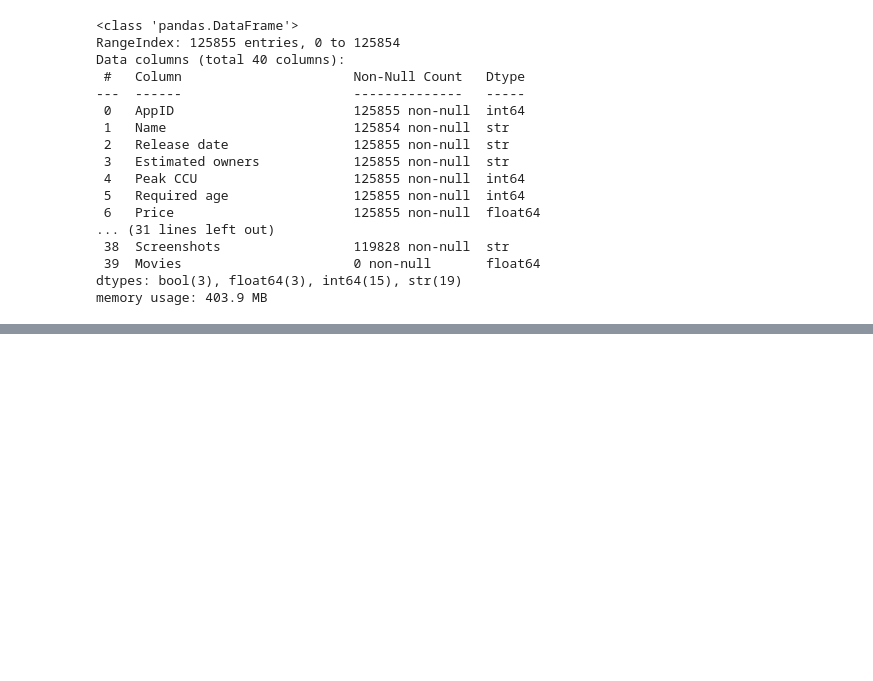
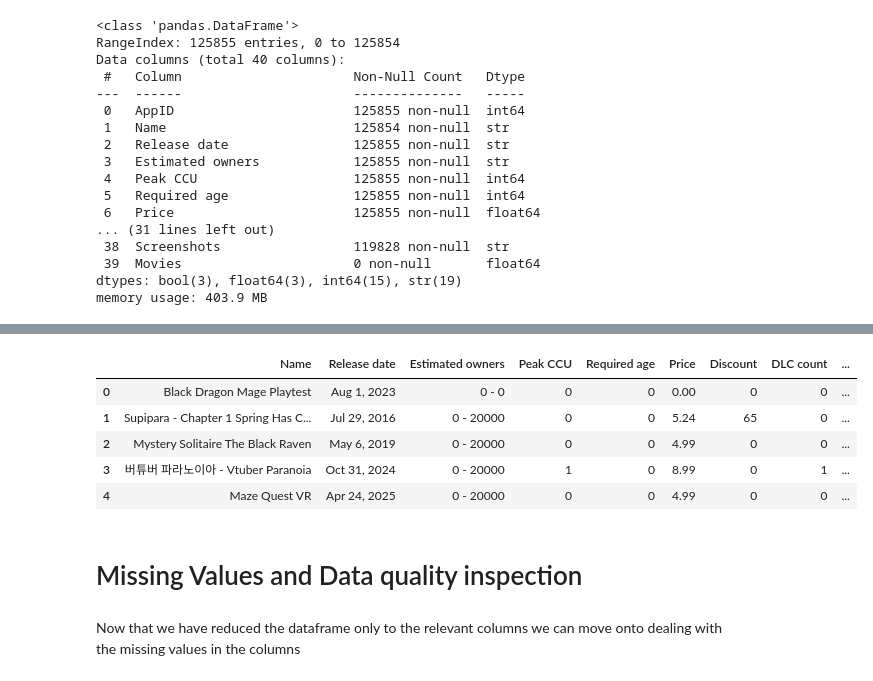
Before and after one commit to Nina-Voit/steam_games_analysis, a Jupyter notebook: games_EDA.ipynb, the cells around one changed output, grey strips where cells are left out. Cells and saved outputs as stored; diff of their text form; code cells hidden in the pictures; blank space fills up the shorter version.

```diff
--- a/games_EDA.ipynb
+++ b/games_EDA.ipynb
@@ -99,0 +112,18 @@ memory usage: 403.9 MB
+# %%
+# Dropping the columns
+games_data_reduced = games_data.drop(columns=['AppID', 'About the game', 'Header image', 'Website',
+                                              'Support url', 'Support email', 'Metacritic url', 'Score rank',
+                                              'Average playtime two weeks', 'Median playtime two weeks',
+                                              'Developers', 'Publishers', 'Tags', 'Screenshots', 'Movies', 'Notes'])
+games_data_reduced.head()
+# %% [output]
+|  | Name | Release date | Estimated owners | Peak CCU | Required age | Price | Discount | DLC count | ... |
+| 0 | Black Dragon Mage Playtest | Aug 1, 2023 | 0 - 0 | 0 | 0 | 0.00 | 0 | 0 | ... |
+| 1 | Supipara - Chapter 1 Spring Has C... | Jul 29, 2016 | 0 - 20000 | 0 | 0 | 5.24 | 65 | 0 | ... |
+| 2 | Mystery Solitaire The Black Raven | May 6, 2019 | 0 - 20000 | 0 | 0 | 4.99 | 0 | 0 | ... |
+| 3 | 버튜버 파라노이아 - Vtuber Paranoia | Oct 31, 2024 | 0 - 20000 | 1 | 0 | 8.99 | 0 | 1 | ... |
+| 4 | Maze Quest VR | Apr 24, 2025 | 0 - 20000 | 0 | 0 | 4.99 | 0 | 0 | ... |
+# %% [markdown]
+# Missing Values and Data quality inspection
+# %% [markdown]
+Now that we have reduced the dataframe only to the relevant columns we can move onto dealing with the missing values in the columns
```
Also changed, not shown: parts of 16 cells of this notebook.
